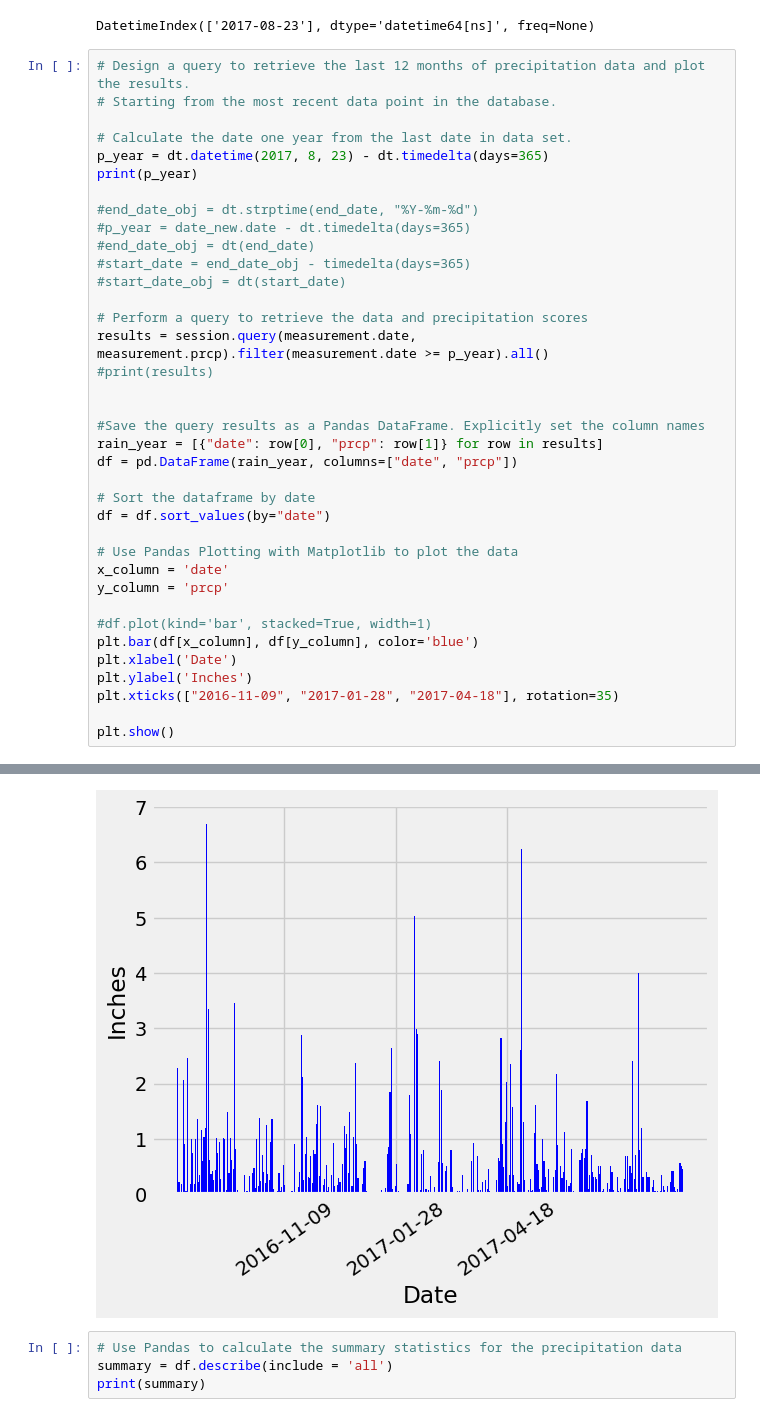
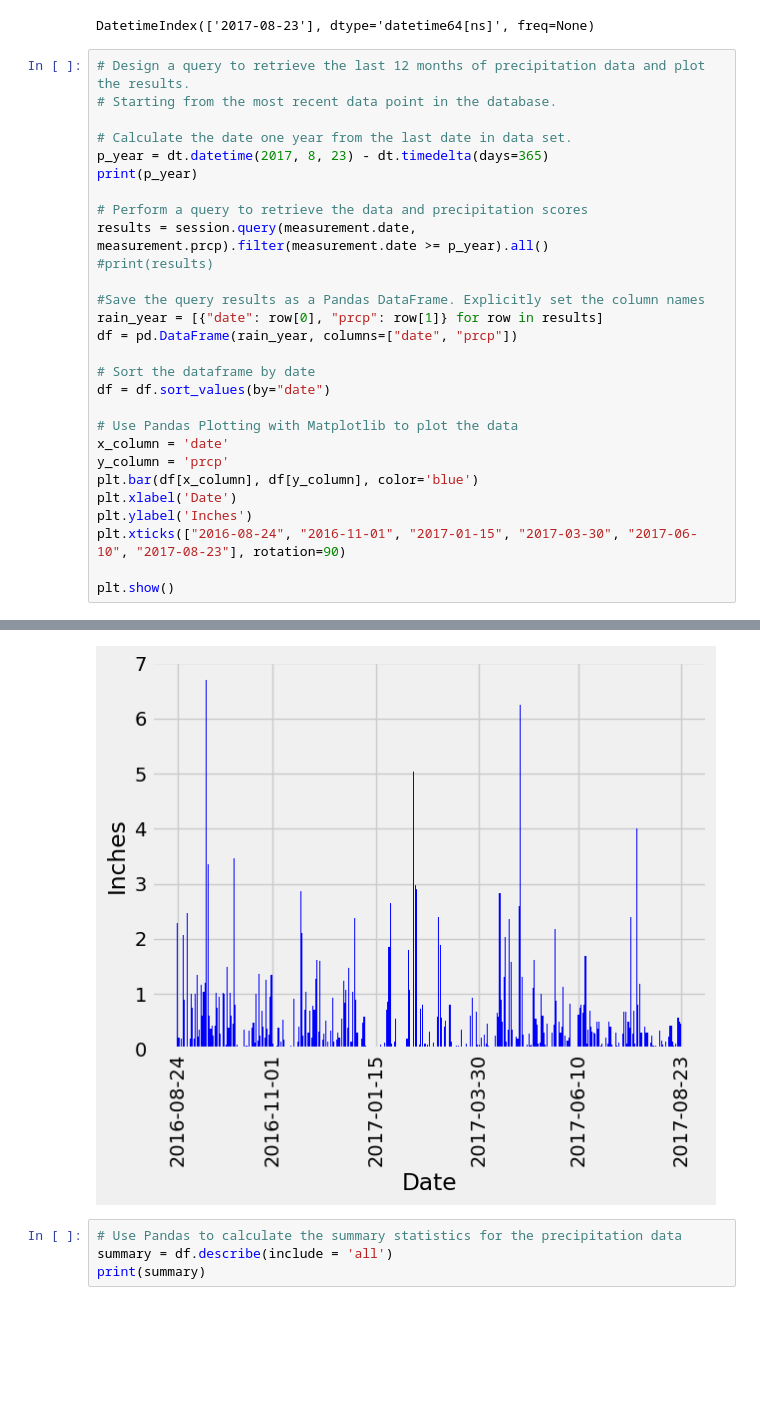
Before and after one commit to datakreese/sqlalchemy-challenge, a Jupyter notebook: SurfsUp/climate.ipynb, the cells around one changed output, grey strips where cells are left out. Cells and saved outputs as stored; diff of their text form; blank space fills up the shorter version.

```diff
--- a/SurfsUp/climate.ipynb
+++ b/SurfsUp/climate.ipynb
@@ -59,43 +59,34 @@ DatetimeIndex(['2017-08-23'], dtype='datetime64[ns]', freq=None)
 # %%
 # Design a query to retrieve the last 12 months of precipitation data and plot the results.
 # Starting from the most recent data point in the database.
 
 # Calculate the date one year from the last date in data set.
 p_year = dt.datetime(2017, 8, 23) - dt.timedelta(days=365)
 print(p_year)
 
-#end_date_obj = dt.strptime(end_date, "%Y-%m-%d")
-#p_year = date_new.date - dt.timedelta(days=365)
-#end_date_obj = dt(end_date)
-#start_date = end_date_obj - timedelta(days=365)
-#start_date_obj = dt(start_date)
-
 # Perform a query to retrieve the data and precipitation scores
 results = session.query(measurement.date, measurement.prcp).filter(measurement.date >= p_year).all()
 #print(results)
-
 
 #Save the query results as a Pandas DataFrame. Explicitly set the column names
 rain_year = [{"date": row[0], "prcp": row[1]} for row in results]
 df = pd.DataFrame(rain_year, columns=["date", "prcp"])
 
 # Sort the dataframe by date
 df = df.sort_values(by="date")
 
 # Use Pandas Plotting with Matplotlib to plot the data
 x_column = 'date'
 y_column = 'prcp'
-
-#df.plot(kind='bar', stacked=True, width=1)
 plt.bar(df[x_column], df[y_column], color='blue')
 plt.xlabel('Date')
 plt.ylabel('Inches')
-plt.xticks(["2016-11-09", "2017-01-28", "2017-04-18"], rotation=35)
+plt.xticks(["2016-08-24", "2016-11-01", "2017-01-15", "2017-03-30", "2017-06-10", "2017-08-23"], rotation=90)
 
 plt.show()
 # %% [output]
 2016-08-23 00:00:00
-[figure, old version]
+[figure, new version]
 # %%
 # Use Pandas to calculate the summary statistics for the precipitation data
 summary = df.describe(include = 'all')
```
Also changed, not shown: parts of 4 cells of this notebook.
